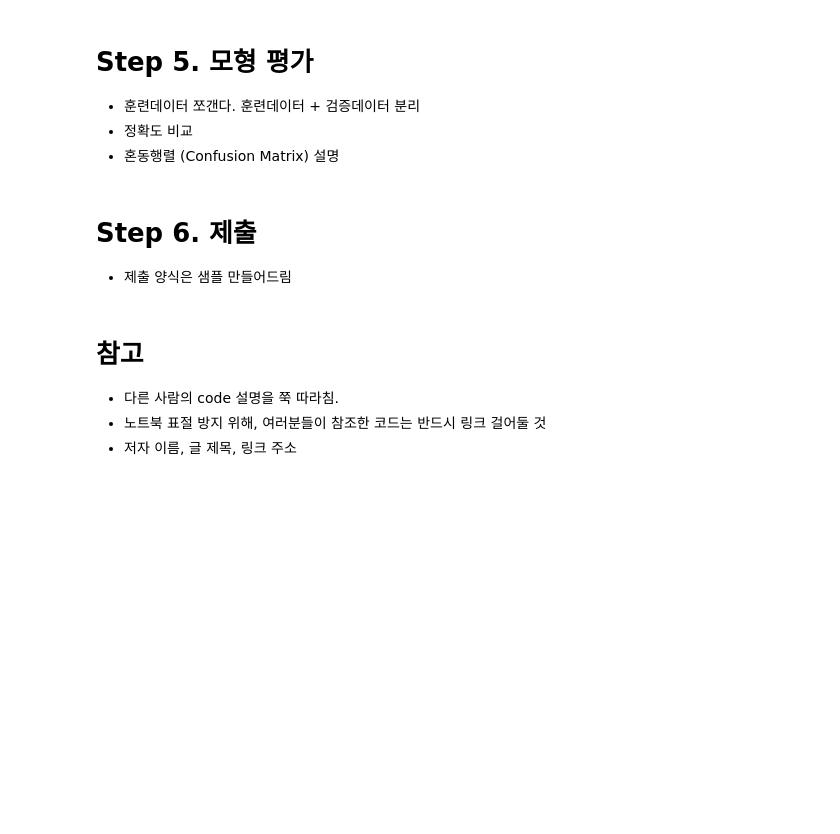
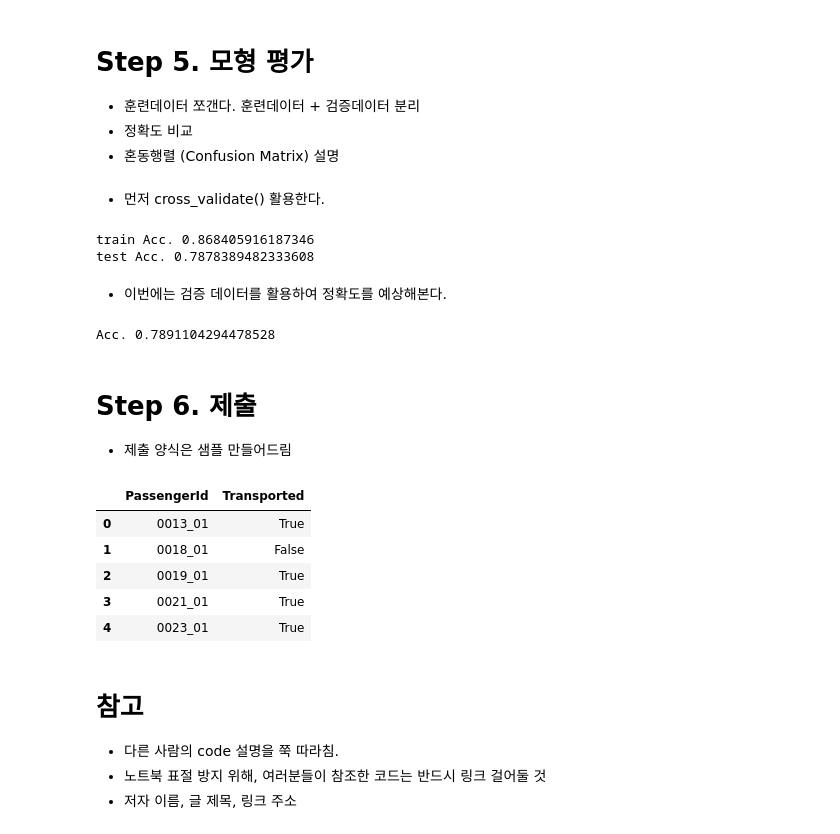
Before and after one commit to dschloe/Project04, a Jupyter notebook: spaceship/for-newbies-eda-lightgbm.ipynb, the cells around one changed output. Cells and saved outputs as stored; diff of their text form; code cells hidden in the pictures; blank space fills up the shorter version.

Commit message:
Kaggle Notebook | For Newbies, EDA + LightGBM | Version 7

```diff
--- a/spaceship/for-newbies-eda-lightgbm.ipynb
+++ b/spaceship/for-newbies-eda-lightgbm.ipynb
@@ -297,0 +526,4 @@ Name: Spa, Length: 1327, dtype: int64
+# %%
+X_cols = test_data.columns
+X = train_data[X_cols].to_numpy()
+y = train_data['Transported'].to_numpy()
@@ -297,0 +533,4 @@ Name: Spa, Length: 1327, dtype: int64
+# %%
+from sklearn.model_selection import train_test_split
+X_train, X_val, y_train, y_val = train_test_split(X, y, test_size=0.3, random_state=42)
+X_train.shape, X_val.shape, y_train.shape, y_val.shape
@@ -297,0 +541,6 @@ Name: Spa, Length: 1327, dtype: int64
+# %%
+from lightgbm import LGBMClassifier
+
+
+lgb = LGBMClassifier(random_state=42)
+lgb
@@ -300,9 +551,45 @@ Name: Spa, Length: 1327, dtype: int64
 - 훈련데이터 쪼갠다. 훈련데이터 + 검증데이터 분리
 - 정확도 비교
 - 혼동행렬 (Confusion Matrix) 설명
+# %% [markdown]
+- 먼저 cross_validate() 활용한다.
+# %%
+from sklearn.model_selection import StratifiedKFold
+from sklearn.model_selection import cross_validate
+
+splitter = StratifiedKFold(n_splits = 5, shuffle = True, random_state=42)
+scores = cross_validate(lgb, X_train, y_train, return_train_score = True, cv=splitter)
+
+print("train Acc.", np.mean(scores['train_score']))
+print("test Acc.", np.mean(scores['test_score']))
+# %% [output]
+train Acc. 0.868405916187346
+test Acc. 0.7878389482333608
+# %% [markdown]
+- 이번에는 검증 데이터를 활용하여 정확도를 예상해본다.
+# %%
+from sklearn.metrics import accuracy_score
+
+lgb.fit(X_train, y_train)
+y_pred = lgb.predict(X_val)
+print("Acc.", accuracy_score(y_val, y_pred))
+# %% [output]
+Acc. 0.7891104294478528
 # %% [markdown]
 # Step 6. 제출
 - 제출 양식은 샘플 만들어드림
+# %%
+test_preds = lgb.predict(test_data.to_numpy())
+sample_submission['Transported'] = test_preds.astype("bool")
+sample_submission.to_csv("submission.csv",index=False)
+sample_submission.head()
+# %% [output]
+|  | PassengerId | Transported |
+| 0 | 0013_01 | True |
+| 1 | 0018_01 | False |
+| 2 | 0019_01 | True |
+| 3 | 0021_01 | True |
+| 4 | 0023_01 | True |
 # %% [markdown]
 # 참고
 - 다른 사람의 code 설명을 쭉 따라침.
```
Also changed, not shown: parts of 23 cells of this notebook.
